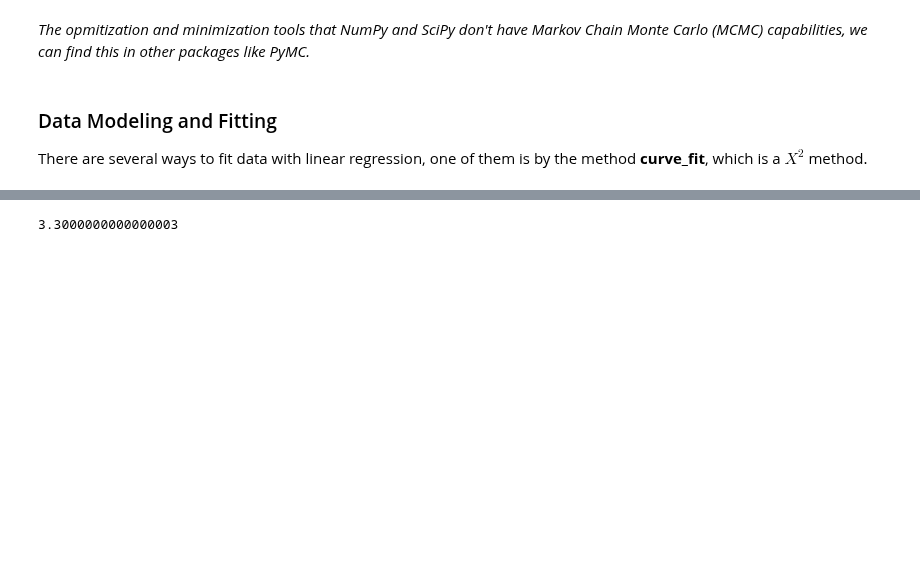
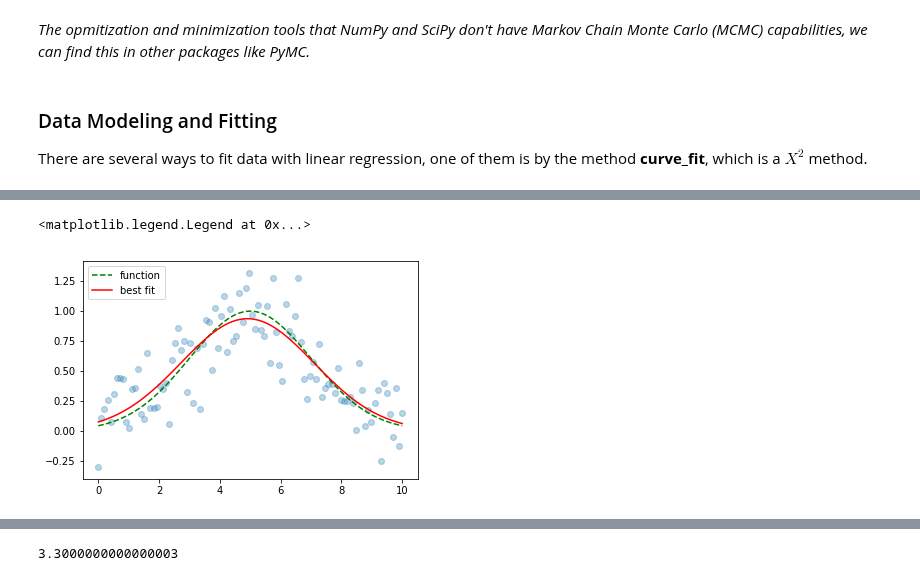
Before and after one commit to vinalyan/Data-Science, a Jupyter notebook: Python/SciPy.ipynb, the cells around one changed output, grey strips where cells are left out. Drawn from its saved outputs; the diff is of its cells as text; code cells hidden in the pictures; blank space fills up the shorter version.

```diff
--- a/Python/SciPy.ipynb
+++ b/Python/SciPy.ipynb
@@ -101,14 +85,24 @@ Where $\alpha$ is a scalar, $\mu$ is the mean, and $\sigma$ is the standar devia
 # %%
 # Creating a function to model and create data
 def func(x, a, b, c):
     return a * np.exp((-(x-b)**2) / (2*c**2))
 
 # Generating clean data
 x = np.linspace(0, 10, 100)
 y = func(x, 1, 5, 2)
 
 # Adding noise to the data
 yn = y + 0.2 * np.random.normal(size=len(x))
 
 # Executing curve_fit on noisy data
 popt, pcov = curve_fit(func, x, yn)
+
+fig = plt.figure()
+ax = fig.add_subplot(1,1,1)
+ax.scatter(x, yn, alpha=0.3)
+ax.plot(x, y, c="green", label="function", linestyle="dashed")
+ax.plot(x, func(x, popt[0], popt[1], popt[2]), label="best fit", c="r")
+ax.legend(loc="upper left")
+# %% [output]
+<matplotlib.legend.Legend at 0x...>
+[figure, added]
```
Also changed, not shown: parts of 9 cells of this notebook.
